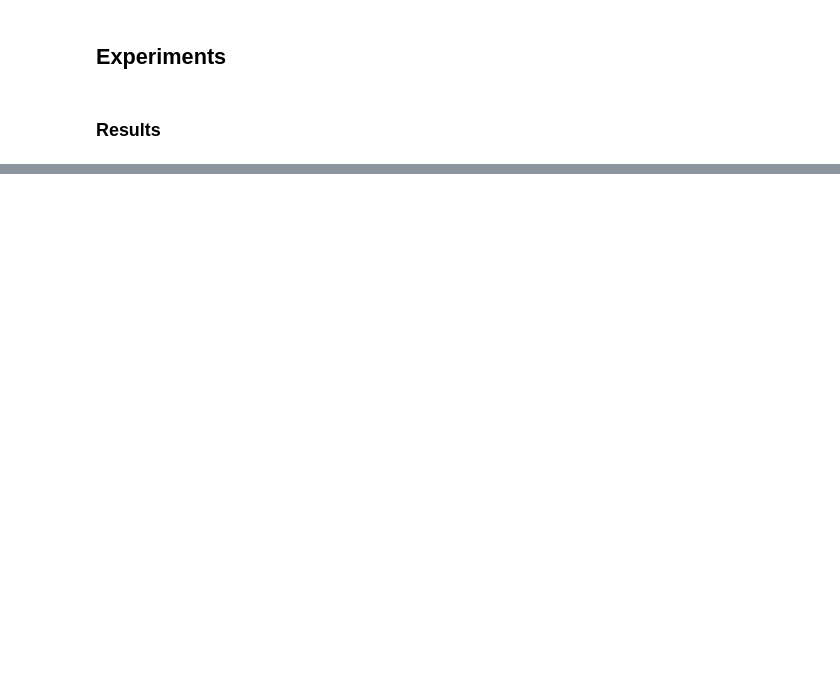
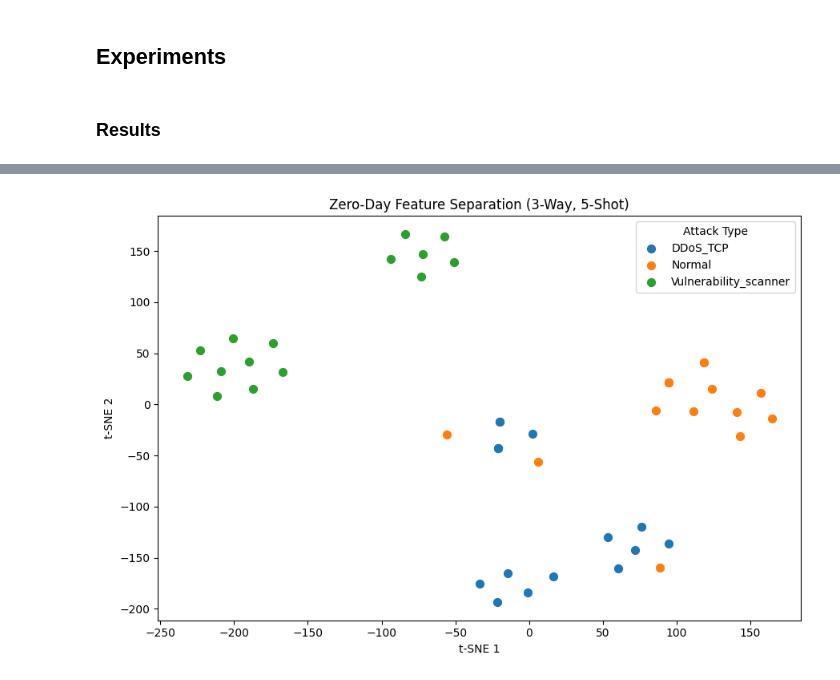
Before and after one commit to Slavation/adaptive-ids, a Jupyter notebook: adaptive-ids.ipynb, the cells around one changed output, grey strips where cells are left out. Drawn from its saved outputs; the diff is of its cells as text; code cells hidden in the pictures; blank space fills up the shorter version.

Commit message:
Improve training code and add t-SNE visualization

```diff
--- a/adaptive-ids.ipynb
+++ b/adaptive-ids.ipynb
@@ -351,10 +350,14 @@ class TorchModule(nn.Module):
         self.hidden = nn.Linear(hidden_dim, hidden_dim)
         self.output = nn.Linear(hidden_dim, num_classes)
 
-    def forward(self, x):
+    def forward(self, x, return_features=False):
         x = torch.relu(self.input(x))
-        x = torch.relu(self.hidden(x))
-        return self.output(x)
+        features = torch.relu(self.hidden(x))
+        logits = self.output(features)
+
+        if return_features:
+            return logits, features
+        return logits
 # %% [markdown]
 ### Dataset
 # %% [markdown]
@@ -417,7 +419,7 @@ normal_label = encoder.transform(['Normal'])[0]
 attack_classes = [c for c in all_classes if c != normal_label]
 
 # Choose 80% classes for meta-training
-num_train_attacks = int(0.8 * len(attack_classes))
+num_train_attacks = int(np.ceil(0.8 * len(attack_classes)))
 train_attacks = np.random.choice(attack_classes, size=num_train_attacks, replace=False)
 test_attacks  = [c for c in attack_classes if c not in train_attacks]
 
@@ -469,7 +471,7 @@ test_classes  = np.unique(y_test_np)
 print("The model will learn these classes:")
 print(encoder.inverse_transform(train_classes))
 
-print("\nThe model will be tested on these (Zero-Day) classes:")
+print("\nThe model will be tested on these classes:")
 print(encoder.inverse_transform(test_classes))
 
 # Increase sample of minority classes using SMOTE
@@ -495,13 +497,13 @@ The model will be tested on these (Zero-Day) classes:
 # %%
 # Define Experiment Parameters
 inner_step_size = 0.02
-inner_batch_size = 15
+inner_steps = 15
 
 outer_step_size = 0.1
 outer_iterations = 2000
 meta_batch_size = 15
 
-params = [inner_step_size, inner_batch_size,
+params = [inner_step_size, inner_steps,
           outer_step_size, outer_iterations, meta_batch_size]
 
 # Build Model
@@ -547,0 +545,66 @@ Reusing TensorBoard on port 6006 (pid 24384), started 1:06:02 ago. (Use '!kill 2
+# %%
+from sklearn.manifold import TSNE
+
+# Sample zero-day task
+(x_support, y_support), (x_query, y_query), classes = sample_task(
+    x_test, y_test,
+    allowed_classes=test_classes,
+    n_way=N_WAY, k_shot=K_SHOT,
+    query_size=QUERY_SIZE,
+    return_classes=True
+)
+
+# Perform adaptation
+meta_weights = deepcopy(reptile_model.model.state_dict())
+reptile_model.model.train()
+
+x_support, y_support = x_support.to(device), y_support.to(device)
+x_query, y_query = x_query.to(device), y_query.to(device)
+
+gradient_steps = 5
+
+for _ in range(gradient_steps):
+    reptile_model.model.zero_grad()
+    loss = reptile_model.loss(x_support, y_support)
+    loss.backward()
+    with torch.no_grad():
+        for p in reptile_model.model.parameters():
+            if p.grad is not None:
+                p -= reptile_model.inner_step_size * p.grad
+
+# Extract features
+reptile_model.model.eval()
+with torch.no_grad():
+    _, features = reptile_model.model(x_query, return_features=True)
+    features_np = features.cpu().numpy()
+
+# t-SNE visualization
+tsne = TSNE(
+    n_components=2,
+    perplexity=10,
+    early_exaggeration=18,
+    random_state=seed_val,
+    init="pca",
+    learning_rate="auto"
+)
+
+projections = tsne.fit_transform(features_np)
+
+plt.figure(figsize=(9, 6))
+attack_names = encoder.inverse_transform(classes)
+
+for i in range(N_WAY):
+    idx = (y_query.eq(i)).cpu().numpy()
+    plt.scatter(projections[idx, 0], projections[idx, 1], label=attack_names[i], s=50)
+
+plt.title(f"Zero-Day Feature Separation ({N_WAY}-Way, {K_SHOT}-Shot)")
+plt.xlabel("t-SNE 1")
+plt.ylabel("t-SNE 2")
+plt.legend(title="Attack Type")
+plt.tight_layout()
+plt.show()
+
+# Restore original weights
+reptile_model.model.load_state_dict(meta_weights);
+# %% [output]
+[figure, added]
```
Also changed, not shown: parts of 10 cells of this notebook.
